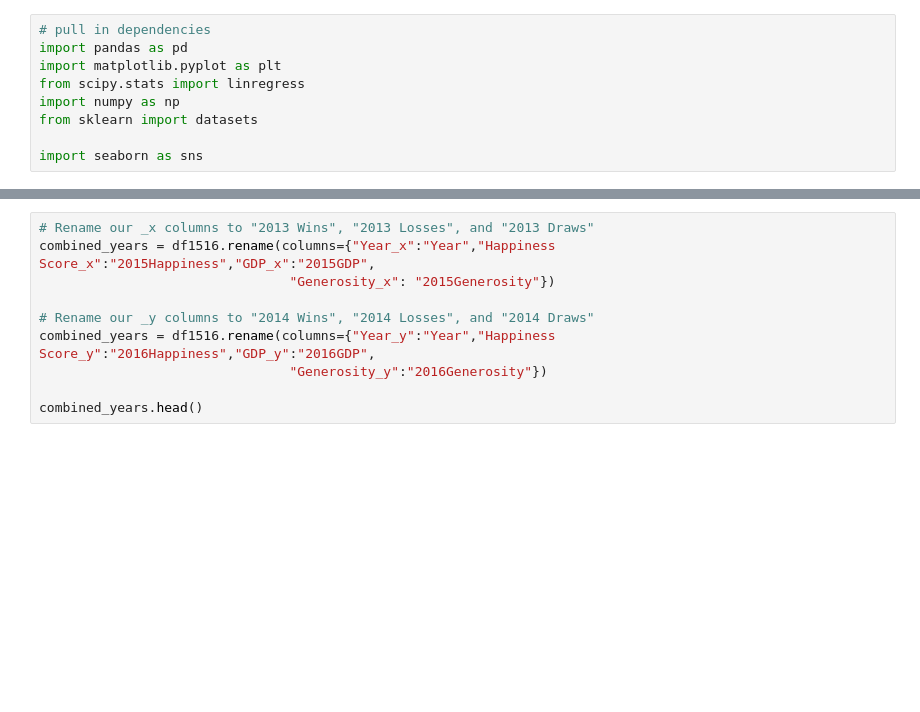
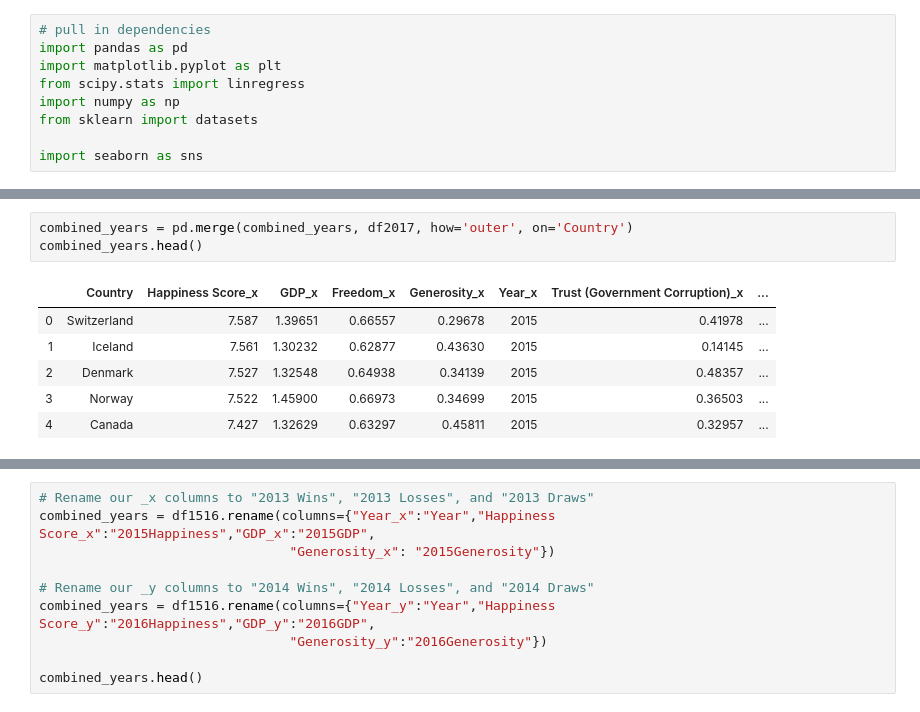
Before and after one commit to matteo005/Happiness_Project, a Jupyter notebook: MB_Data_Code.ipynb, the cells around one changed output, grey strips where cells are left out. Cells and saved outputs as stored; diff of their text form; blank space fills up the shorter version.

```diff
--- a/MB_Data_Code.ipynb
+++ b/MB_Data_Code.ipynb
@@ -47,0 +73,10 @@ combined_years.to_csv(r'../HappynessYearsMerged.csv')
+# %%
+combined_years = pd.merge(combined_years, df2017, how='outer', on='Country')
+combined_years.head()
+# %% [output]
+|  | Country | Happiness Score_x | GDP_x | Freedom_x | Generosity_x | Year_x | Trust (Government Corruption)_x | ... |
+| 0 | Switzerland | 7.587 | 1.39651 | 0.66557 | 0.29678 | 2015 | 0.41978 | ... |
+| 1 | Iceland | 7.561 | 1.30232 | 0.62877 | 0.43630 | 2015 | 0.14145 | ... |
+| 2 | Denmark | 7.527 | 1.32548 | 0.64938 | 0.34139 | 2015 | 0.48357 | ... |
+| 3 | Norway | 7.522 | 1.45900 | 0.66973 | 0.34699 | 2015 | 0.36503 | ... |
+| 4 | Canada | 7.427 | 1.32629 | 0.63297 | 0.45811 | 2015 | 0.32957 | ... |
```
Also changed, not shown: parts of 14 cells of this notebook, 1 other file.
